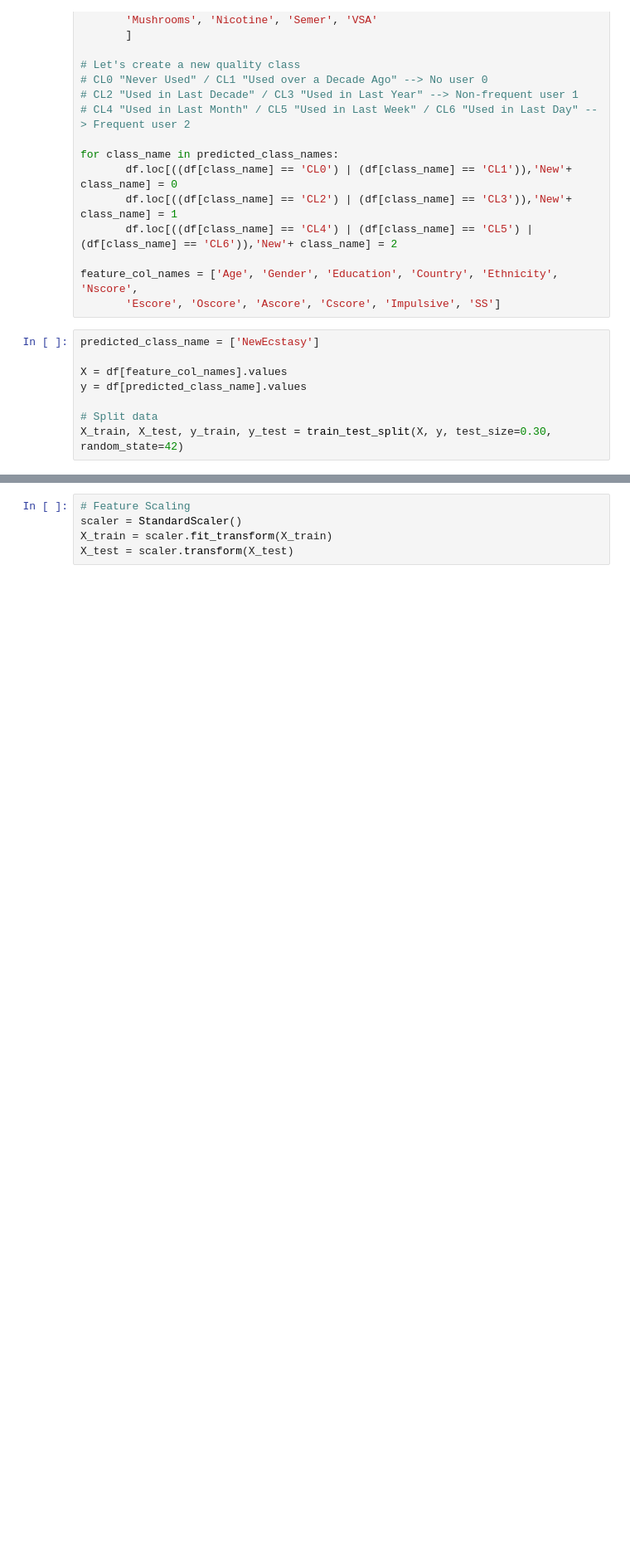
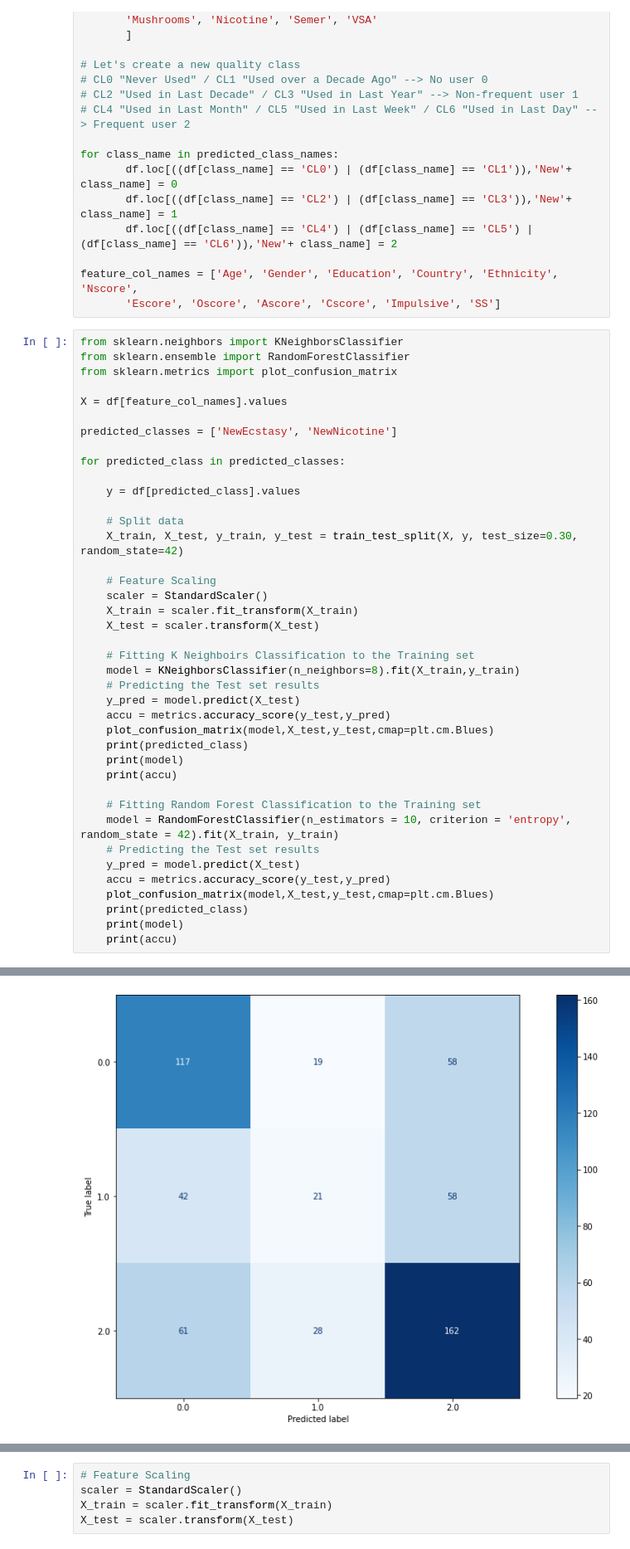
Before and after one commit to martinel-UAS/projects, a Jupyter notebook: Assignment_1/Assignment_1.ipynb, the cells around one changed output, grey strips where cells are left out. Shown at 83% size. Saved outputs shown, nothing was run; the diff lists cells and outputs as text; blank space fills up the shorter version.

```diff
--- a/Assignment_1/Assignment_1.ipynb
+++ b/Assignment_1/Assignment_1.ipynb
@@ -332,11 +332,44 @@ for class_name in predicted_class_names:
 
 feature_col_names = ['Age', 'Gender', 'Education', 'Country', 'Ethnicity', 'Nscore',
        'Escore', 'Oscore', 'Ascore', 'Cscore', 'Impulsive', 'SS']
-# %%
-predicted_class_name = ['NewEcstasy']
-
-X = df[feature_col_names].values
-y = df[predicted_class_name].values
-
-# Split data
-X_train, X_test, y_train, y_test = train_test_split(X, y, test_size=0.30, random_state=42)
+# %%
+from sklearn.neighbors import KNeighborsClassifier
+from sklearn.ensemble import RandomForestClassifier
+from sklearn.metrics import plot_confusion_matrix
+
+X = df[feature_col_names].values
+
+predicted_classes = ['NewEcstasy', 'NewNicotine']
+
+for predicted_class in predicted_classes:
+
+    y = df[predicted_class].values
+
+    # Split data
+    X_train, X_test, y_train, y_test = train_test_split(X, y, test_size=0.30, random_state=42)
+
+    # Feature Scaling
+    scaler = StandardScaler()
+    X_train = scaler.fit_transform(X_train)
+    X_test = scaler.transform(X_test)
+
+    # Fitting K Neighboirs Classification to the Training set
+    model = KNeighborsClassifier(n_neighbors=8).fit(X_train,y_train)
+    # Predicting the Test set results
+    y_pred = model.predict(X_test)
+    accu = metrics.accuracy_score(y_test,y_pred)
+    plot_confusion_matrix(model,X_test,y_test,cmap=plt.cm.Blues)
+    print(predicted_class)
+    print(model)
+    print(accu)
+
+    # Fitting Random Forest Classification to the Training set
+    model = RandomForestClassifier(n_estimators = 10, criterion = 'entropy', random_state = 42).fit(X_train, y_train)
+    # Predicting the Test set results
+    y_pred = model.predict(X_test)
+    accu = metrics.accuracy_score(y_test,y_pred)
+    plot_confusion_matrix(model,X_test,y_test,cmap=plt.cm.Blues)
+    print(predicted_class)
+    print(model)
+    print(accu)
+# %% [output]
@@ -342,0 +390 @@ X_train, X_test, y_train, y_test = train_test_split(X, y, test_size=0.30, random
+[figure, added]
```
Also changed, not shown: parts of 2 cells of this notebook.
